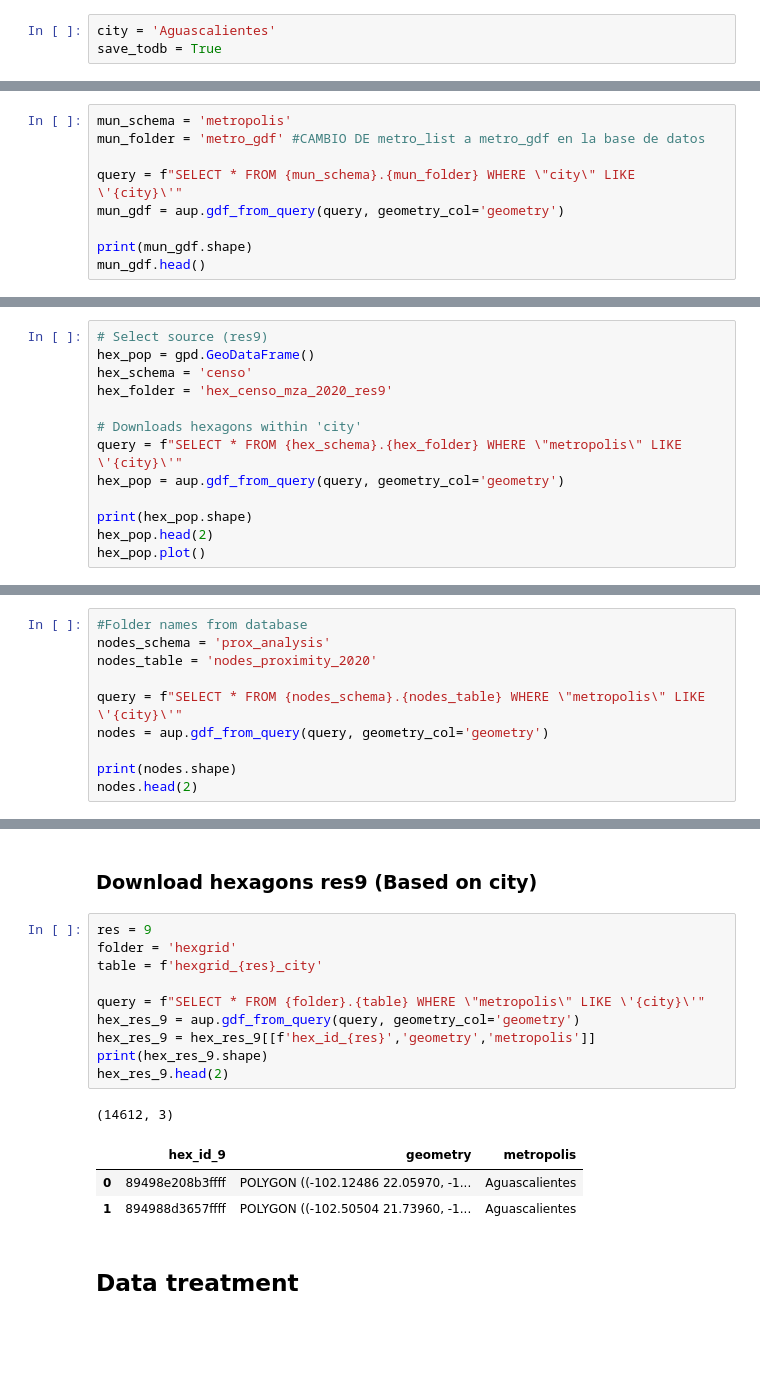
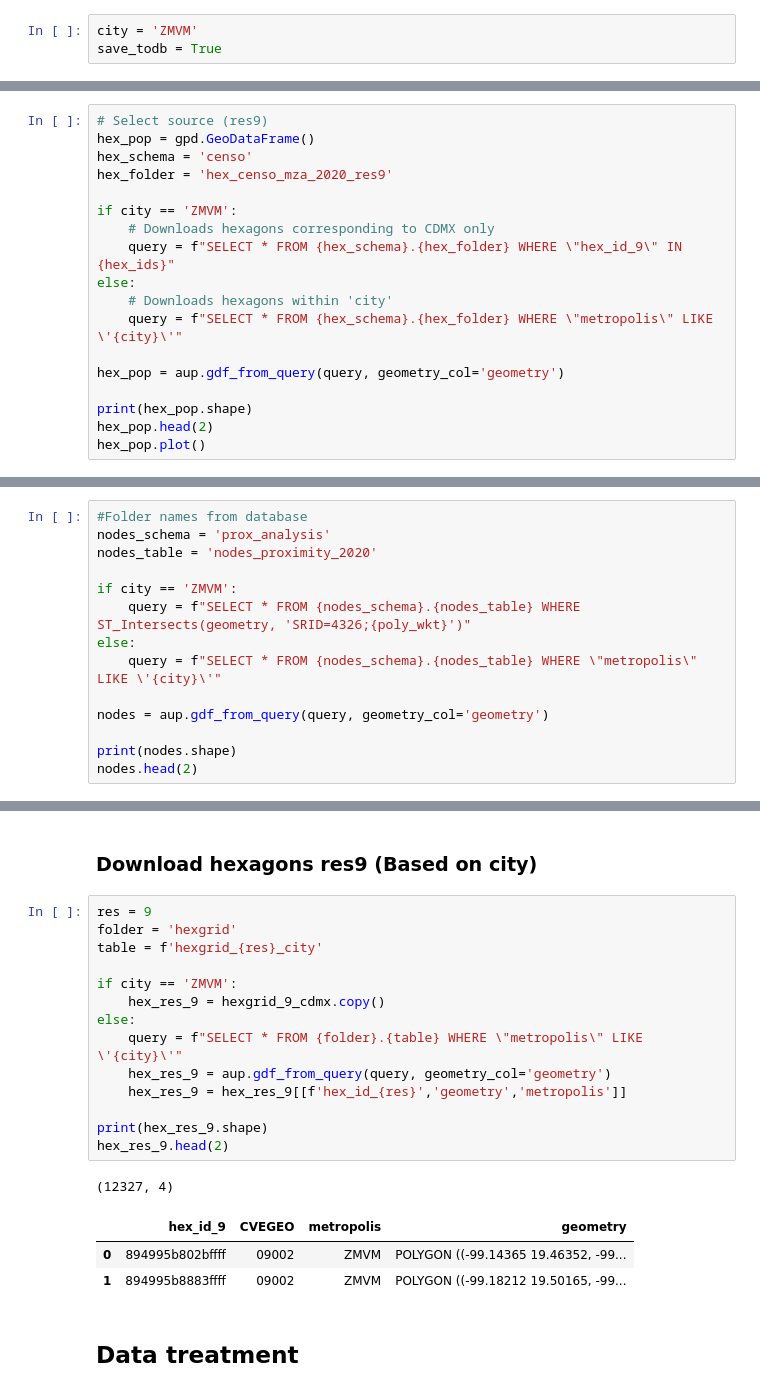
Before and after one commit to Observatorio-Ciudades/accesibilidad-urbana, a Jupyter notebook: notebooks/15_min_city/38-15-min-index.ipynb, the cells around one changed output, grey strips where cells are left out. Cells and saved outputs as stored; diff of their text form; blank space fills up the shorter version.

```diff
--- a/notebooks/15_min_city/38-15-min-index.ipynb
+++ b/notebooks/15_min_city/38-15-min-index.ipynb
@@ -52,5 +52,5 @@ if module_path not in sys.path:
 # %% [markdown]
 ## Notebook config
 # %%
-city = 'Aguascalientes'
+city = 'ZMVM'
 save_todb = True
@@ -61,9 +70,0 @@ save_todb = True
-# %%
-mun_schema = 'metropolis'
-mun_folder = 'metro_gdf' #CAMBIO DE metro_list a metro_gdf en la base de datos
-
-query = f"SELECT * FROM {mun_schema}.{mun_folder} WHERE \"city\" LIKE \'{city}\'"
-mun_gdf = aup.gdf_from_query(query, geometry_col='geometry')
-
-print(mun_gdf.shape)
-mun_gdf.head()
@@ -81,8 +76,13 @@ hex_pop = gpd.GeoDataFrame()
 hex_schema = 'censo'
 hex_folder = 'hex_censo_mza_2020_res9'
 
-# Downloads hexagons within 'city'
-query = f"SELECT * FROM {hex_schema}.{hex_folder} WHERE \"metropolis\" LIKE \'{city}\'"
+if city == 'ZMVM':
+    # Downloads hexagons corresponding to CDMX only
+    query = f"SELECT * FROM {hex_schema}.{hex_folder} WHERE \"hex_id_9\" IN {hex_ids}"
+else:
+    # Downloads hexagons within 'city'
+    query = f"SELECT * FROM {hex_schema}.{hex_folder} WHERE \"metropolis\" LIKE \'{city}\'"
+
 hex_pop = aup.gdf_from_query(query, geometry_col='geometry')
 
 print(hex_pop.shape)
@@ -99,7 +99,11 @@ hex_pop.plot()
 nodes_schema = 'prox_analysis'
 nodes_table = 'nodes_proximity_2020'
 
-query = f"SELECT * FROM {nodes_schema}.{nodes_table} WHERE \"metropolis\" LIKE \'{city}\'"
+if city == 'ZMVM':
+    query = f"SELECT * FROM {nodes_schema}.{nodes_table} WHERE ST_Intersects(geometry, 'SRID=4326;{poly_wkt}')"
+else:
+    query = f"SELECT * FROM {nodes_schema}.{nodes_table} WHERE \"metropolis\" LIKE \'{city}\'"
+
 nodes = aup.gdf_from_query(query, geometry_col='geometry')
 
 print(nodes.shape)
@@ -114,18 +118,22 @@ nodes.head(2)
 # %%
 res = 9
 folder = 'hexgrid'
 table = f'hexgrid_{res}_city'
 
-query = f"SELECT * FROM {folder}.{table} WHERE \"metropolis\" LIKE \'{city}\'"
-hex_res_9 = aup.gdf_from_query(query, geometry_col='geometry')
-hex_res_9 = hex_res_9[[f'hex_id_{res}','geometry','metropolis']]
+if city == 'ZMVM':
+    hex_res_9 = hexgrid_9_cdmx.copy()
+else:
+    query = f"SELECT * FROM {folder}.{table} WHERE \"metropolis\" LIKE \'{city}\'"
+    hex_res_9 = aup.gdf_from_query(query, geometry_col='geometry')
+    hex_res_9 = hex_res_9[[f'hex_id_{res}','geometry','metropolis']]
+
 print(hex_res_9.shape)
 hex_res_9.head(2)
 # %% [output]
-(14612, 3)
+(12327, 4)
-|  | hex_id_9 | geometry | metropolis |
-| 0 | 89498e208b3ffff | POLYGON ((-102.12486 22.05970, -1... | Aguascalientes |
-| 1 | 894988d3657ffff | POLYGON ((-102.50504 21.73960, -1... | Aguascalientes |
+|  | hex_id_9 | CVEGEO | metropolis | geometry |
+| 0 | 894995b802bffff | 09002 | ZMVM | POLYGON ((-99.14365 19.46352, -99... |
+| 1 | 894995b8883ffff | 09002 | ZMVM | POLYGON ((-99.18212 19.50165, -99... |
 # %% [markdown]
 ## Data treatment
 # %% [markdown]
```
Also changed, not shown: parts of 23 cells of this notebook, 1 other file.
